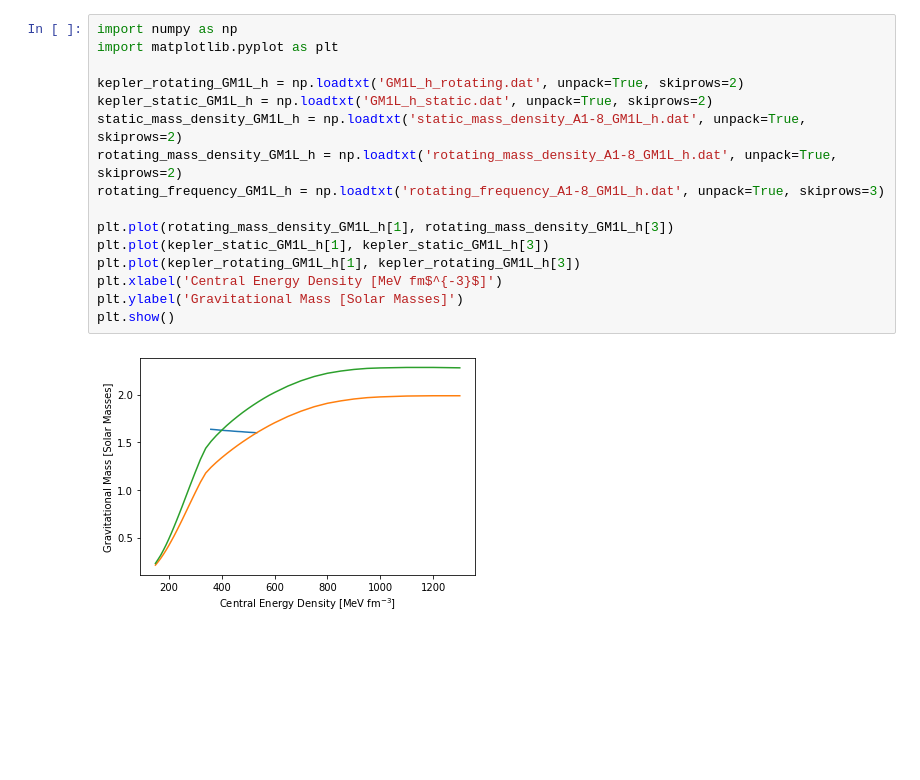
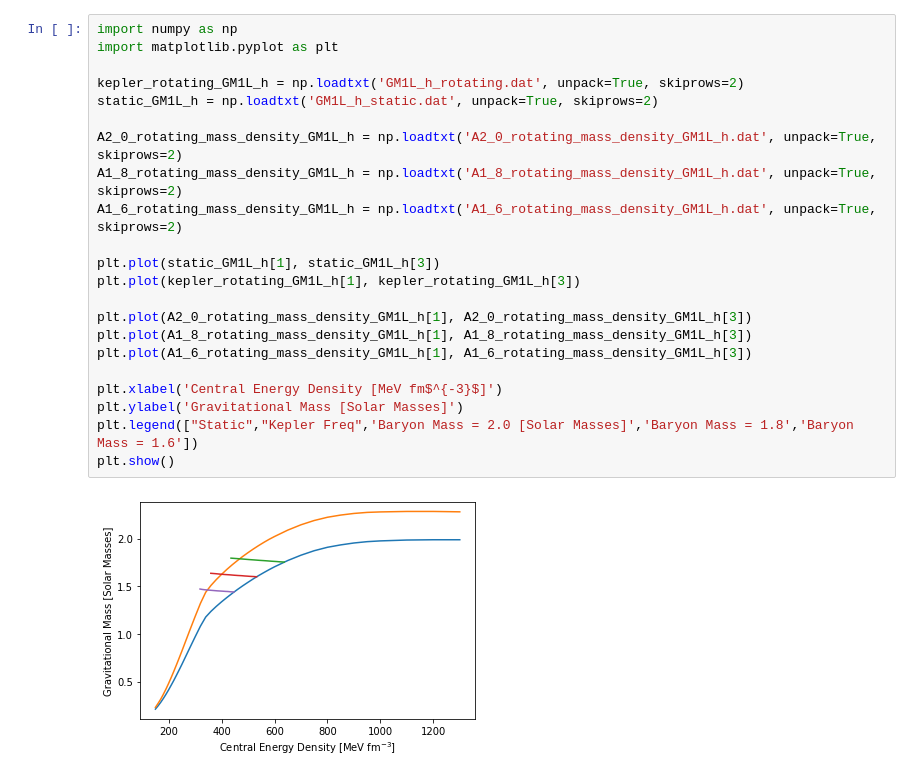
Before and after one commit to N8Saav/rotating_neutron_star, a Jupyter notebook: rotating_nstar_model/baryonconstant/plots_baryonconstant.ipynb, the cells around one changed output. Saved outputs shown, nothing was run; the diff lists cells and outputs as text; blank space fills up the shorter version.

```diff
--- a/rotating_nstar_model/baryonconstant/plots_baryonconstant.ipynb
+++ b/rotating_nstar_model/baryonconstant/plots_baryonconstant.ipynb
@@ -1,18 +1,24 @@
 # %%
 import numpy as np
 import matplotlib.pyplot as plt
 
 kepler_rotating_GM1L_h = np.loadtxt('GM1L_h_rotating.dat', unpack=True, skiprows=2)
-kepler_static_GM1L_h = np.loadtxt('GM1L_h_static.dat', unpack=True, skiprows=2)
-static_mass_density_GM1L_h = np.loadtxt('static_mass_density_A1-8_GM1L_h.dat', unpack=True, skiprows=2)
-rotating_mass_density_GM1L_h = np.loadtxt('rotating_mass_density_A1-8_GM1L_h.dat', unpack=True, skiprows=2)
-rotating_frequency_GM1L_h = np.loadtxt('rotating_frequency_A1-8_GM1L_h.dat', unpack=True, skiprows=3)
+static_GM1L_h = np.loadtxt('GM1L_h_static.dat', unpack=True, skiprows=2)
 
-plt.plot(rotating_mass_density_GM1L_h[1], rotating_mass_density_GM1L_h[3])
-plt.plot(kepler_static_GM1L_h[1], kepler_static_GM1L_h[3])
+A2_0_rotating_mass_density_GM1L_h = np.loadtxt('A2_0_rotating_mass_density_GM1L_h.dat', unpack=True, skiprows=2)
+A1_8_rotating_mass_density_GM1L_h = np.loadtxt('A1_8_rotating_mass_density_GM1L_h.dat', unpack=True, skiprows=2)
+A1_6_rotating_mass_density_GM1L_h = np.loadtxt('A1_6_rotating_mass_density_GM1L_h.dat', unpack=True, skiprows=2)
+
+plt.plot(static_GM1L_h[1], static_GM1L_h[3])
 plt.plot(kepler_rotating_GM1L_h[1], kepler_rotating_GM1L_h[3])
+
+plt.plot(A2_0_rotating_mass_density_GM1L_h[1], A2_0_rotating_mass_density_GM1L_h[3])
+plt.plot(A1_8_rotating_mass_density_GM1L_h[1], A1_8_rotating_mass_density_GM1L_h[3])
+plt.plot(A1_6_rotating_mass_density_GM1L_h[1], A1_6_rotating_mass_density_GM1L_h[3])
+
 plt.xlabel('Central Energy Density [MeV fm$^{-3}$]')
 plt.ylabel('Gravitational Mass [Solar Masses]')
+plt.legend(["Static","Kepler Freq",'Baryon Mass = 2.0 [Solar Masses]','Baryon Mass = 1.8','Baryon Mass = 1.6'])
 plt.show()
 # %% [output]
-[figure, old version]
+[figure, new version]
```
Also changed, not shown: parts of 1 cell of this notebook, 24 other files.
